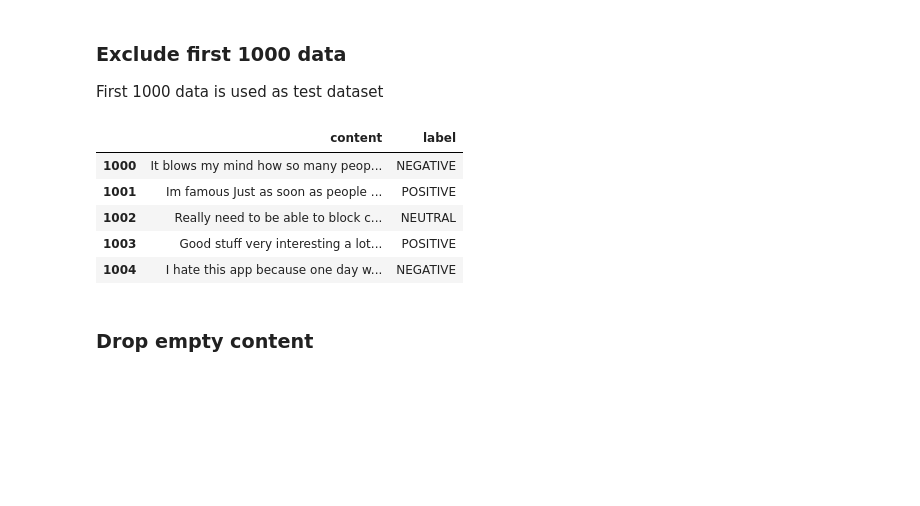
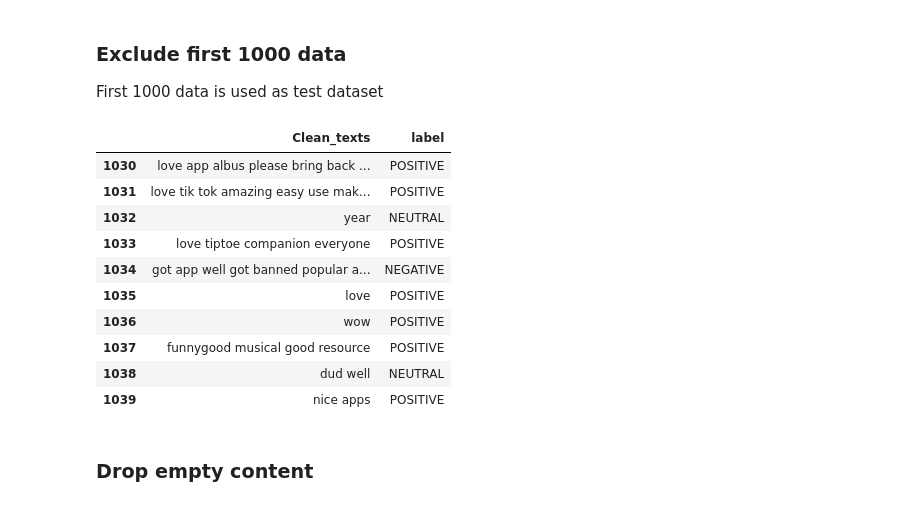
Before and after one commit to mazeltan/CZ4045-Assignment, a Jupyter notebook: Text Sentiment with GRU.ipynb, the cells around one changed output. Drawn from its saved outputs; the diff is of its cells as text; code cells hidden in the pictures; blank space fills up the shorter version.

Commit message:
df_english_2_labelled uploaded

```diff
--- a/Text Sentiment with GRU.ipynb
+++ b/Text Sentiment with GRU.ipynb
@@ -58,7 +56,7 @@ import pandas as pd
 # %% [markdown]
 # Import dataset
 # %%
-df = pd.read_csv('./df_english_labelled_verified.csv', encoding='latin1')
+df = pd.read_csv('./df_english_2_labelled.csv', encoding='latin1')
 df.head()
 # %% [output]
 |  | Unnamed: 0 | reviewId | userName | userImage | content | score | thumbsUpCount | reviewCreatedVersion | ... |
@@ -103,0 +74,3 @@ df.groupby('label').nunique()
+# %%
+df = df.drop(df[df.is_english == "False"].index)
+print(len(df))
@@ -105,15 +88,20 @@ df.groupby('label').nunique()
 ### Exclude first 1000 data
 First 1000 data is used as test dataset
 # %%
-train = df[['content','label']].tail(len(df)-1000)
-train.head()
+train = df[['Clean_texts','label']].tail(len(df)-1000)
+train.head(10)
 # %% [output]
-|  | content | label |
-| 1000 | It blows my mind how so many peop... | NEGATIVE |
-| 1001 | Im famous Just as soon as people ... | POSITIVE |
-| 1002 | Really need to be able to block c... | NEUTRAL |
-| 1003 | Good stuff very interesting a lot... | POSITIVE |
-| 1004 | I hate this app because one day w... | NEGATIVE |
+|  | Clean_texts | label |
+| 1030 | love app albus please bring back ... | POSITIVE |
+| 1031 | love tik tok amazing easy use mak... | POSITIVE |
+| 1032 | year | NEUTRAL |
+| 1033 | love tiptoe companion everyone | POSITIVE |
+| 1034 | got app well got banned popular a... | NEGATIVE |
+| 1035 | love | POSITIVE |
+| 1036 | wow | POSITIVE |
+| 1037 | funnygood musical good resource | POSITIVE |
+| 1038 | dud well | NEUTRAL |
+| 1039 | nice apps | POSITIVE |
 # %% [markdown]
 ### Drop empty content
 # %%
```
Also changed, not shown: parts of 21 cells of this notebook, 1 other file.
